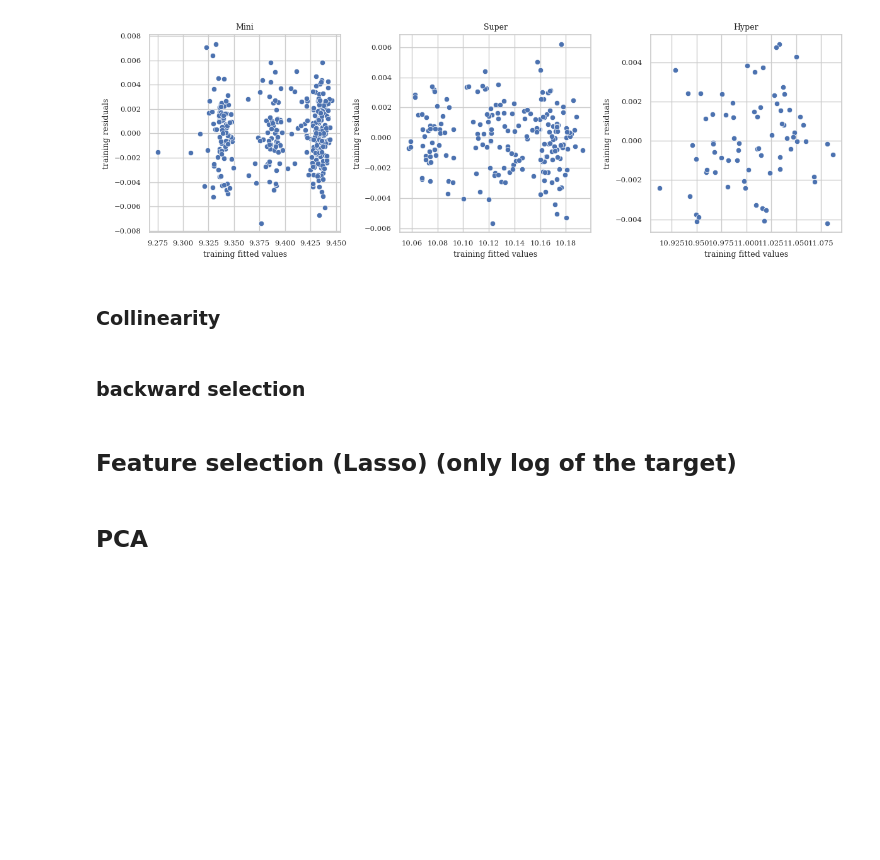
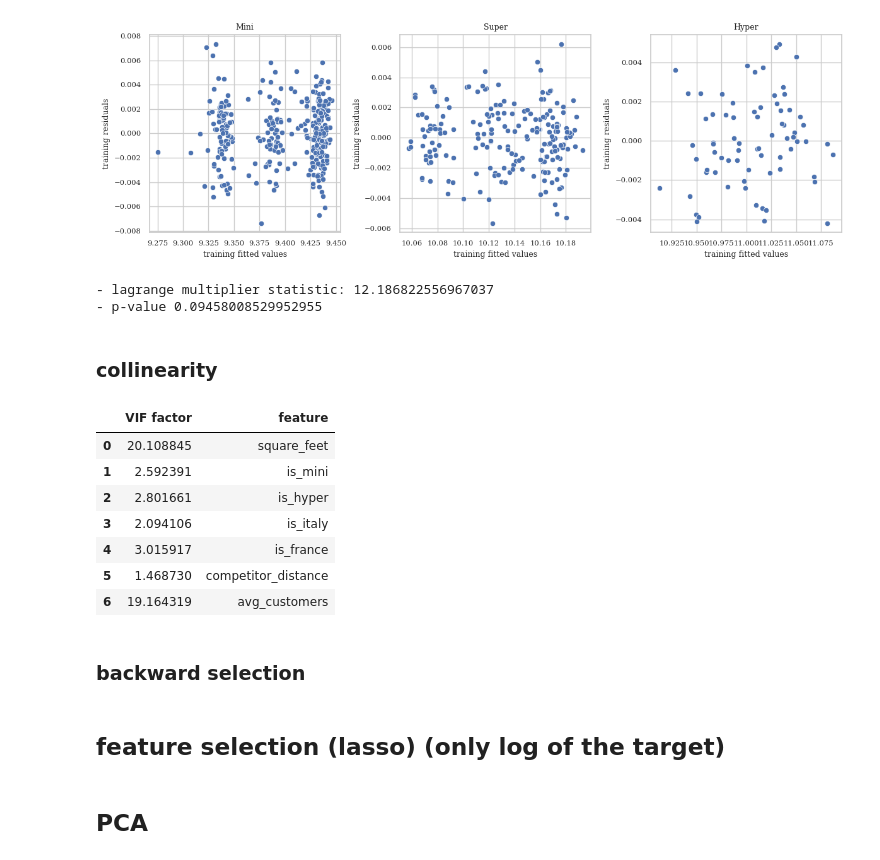
Before and after one commit to caporali/statistical_machine_learning_project, a Jupyter notebook: project_sml.ipynb, the cells around one changed output. Drawn from its saved outputs; the diff is of its cells as text; code cells hidden in the pictures; blank space fills up the shorter version.

```diff
--- a/project_sml.ipynb
+++ b/project_sml.ipynb
@@ -720,11 +720,6 @@ def forward_selection_v2(X, y, criteria):
 	p = X.shape[1]
 	best_features = [[]] * p
 	best_metrics_k = {
-		"RSE": float("inf"),
-		"R2": 0,
-		"MSE": float("inf"),
-	}
-	cv_error = {
 		"RSE": float("inf"),
 		"R2": 0,
 		"MSE": float("inf"),
@@ -1037,18 +1066,30 @@ plt.tight_layout()
 name = ["lagrange multiplier statistic", "p-value"]
 test = sm.stats.het_breuschpagan(residuals_training, model.model.exog)
 print("- lagrange multiplier statistic:", lzip(name, test)[0][1], "\n- p-value", lzip(name, test)[1][1])
+# %% [output]
+- lagrange multiplier statistic: 12.186822556967037
+- p-value 0.09458008529952955
 # %% [markdown]
-### Collinearity
+### collinearity
 # %%
-# Collinearity
+# collinearity
 vif = pd.DataFrame()
-vif["VIF Factor"] = [variance_inflation_factor(X_train.values, i) for i in range(X_train.shape[1])]
-vif["Feature"] = X_train.columns
+vif["VIF factor"] = [variance_inflation_factor(X_train.values, i) for i in range(X_train.shape[1])]
+vif["feature"] = X_train.columns
 vif
+# %% [output]
+|  | VIF factor | feature |
+| 0 | 20.108845 | square_feet |
+| 1 | 2.592391 | is_mini |
+| 2 | 2.801661 | is_hyper |
+| 3 | 2.094106 | is_italy |
+| 4 | 3.015917 | is_france |
+| 5 | 1.468730 | competitor_distance |
+| 6 | 19.164319 | avg_customers |
 # %% [markdown]
 ### backward selection
 # %% [markdown]
-## Feature selection (Lasso) (only log of the target)
+## feature selection (lasso) (only log of the target)
 # %% [markdown]
 ## PCA
 # %%
```
Also changed, not shown: parts of 7 cells of this notebook.
